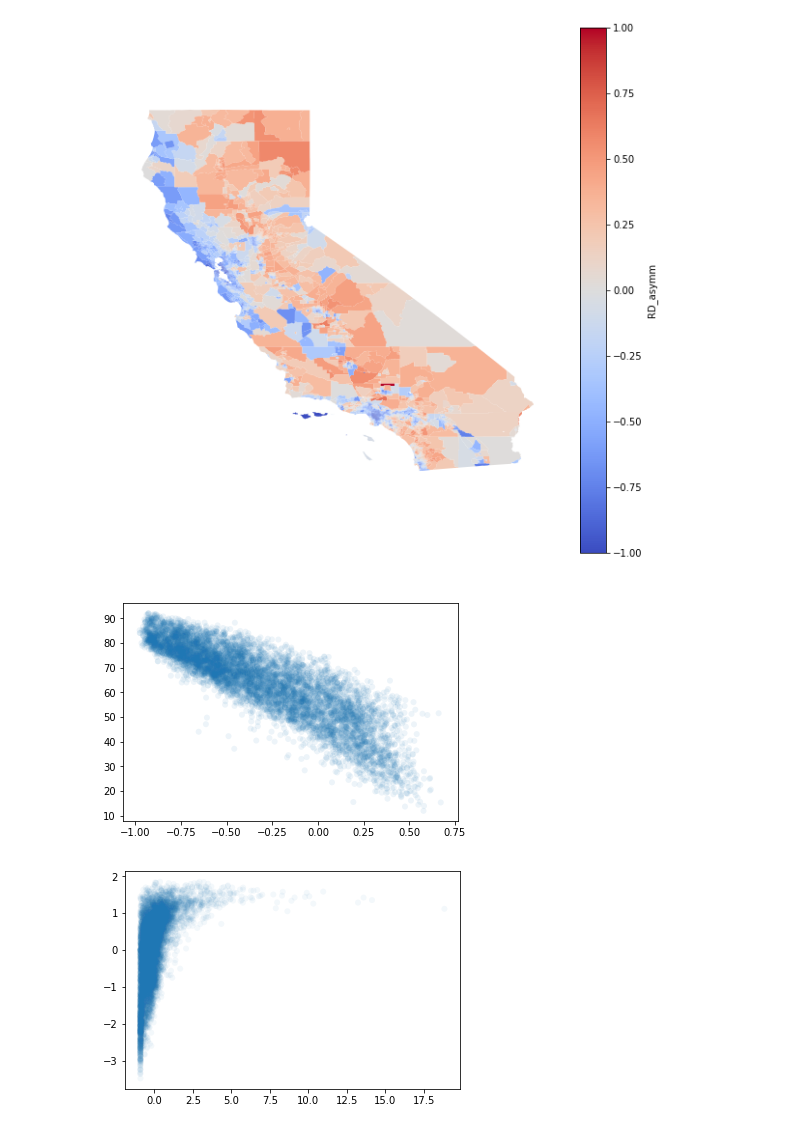
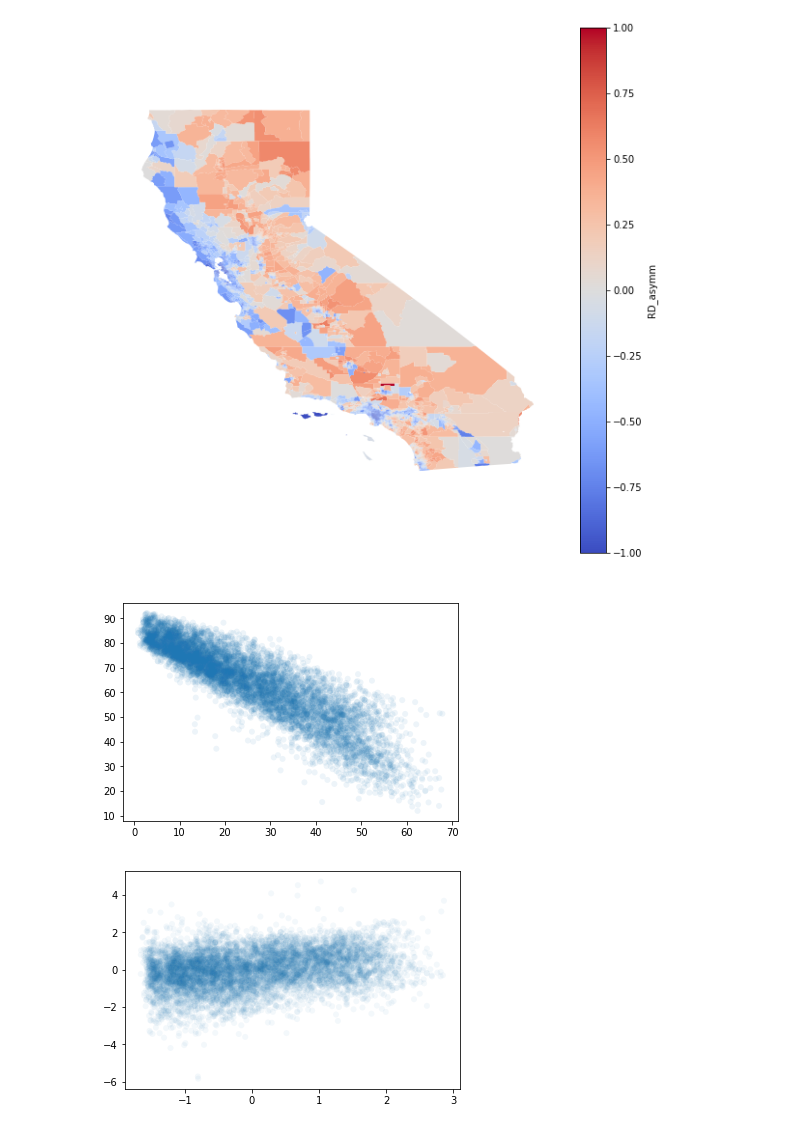
Before and after one commit to cnehrkorn/CaliVoting, a Jupyter notebook: project_demo.ipynb, the cells around one changed output. Cells and saved outputs as stored; diff of their text form; code cells hidden in the pictures.

```diff
--- a/project_demo.ipynb
+++ b/project_demo.ipynb
@@ -74,7 +77,9 @@ census_vars_dict = {'DP05_0082E':'dp_pop_voting_age',
                     'DP05_0017E':'dp_median_age',
                     'DP05_0018PE':'dp_pct_age_18plus',
                     'DP05_0020PE':'dp_pct_age_62plus',
-                    'DP03_0119PE':'dp_pct_familiesbelowFPL'}
+                    'DP03_0119PE':'dp_pct_familiesbelowFPL',
+                    'DP02_0066PE':'dp_pct_highschoolgrad' ,
+                    'DP02_0067PE':'dp_pct_bachelors'}
 # %%
 # get name and desired stats for all tracts in CA (list of dicts)
 c = Census("fc40d0e5624aa1c5f10cb80e68c8a62d1d5bdc68")
@@ -319,7 +307,7 @@ plt.axis('equal');
 # %% [output]
 [figure]
 # %%
-x=gdf_merge_census_swdb.dropna(axis=0,how='any')['RD_asymm']
+x=gdf_merge_census_swdb.dropna(axis=0,how='any')['REP_PCT']
 y=gdf_merge_census_swdb.dropna(axis=0,how='any')['PR_63_Y_PCT']
 
 # # Calculate the point density
@@ -335,16 +323,17 @@ fig, ax = plt.subplots()
 ax.scatter(x, y,edgecolor='', alpha=.08)
 plt.show()
 # %% [output]
-[figure, old version]
+[figure, new version]
 # %%
-x=gdf_merge_census_swdb.dropna(axis=0,how='any')['dp_pop_density']
-y=gdf_merge_census_swdb.dropna(axis=0,how='any')['PR_63_Y_PCT']
+x=gdf_merge_census_swdb.dropna(axis=0,how='any')['REP_PCT']
+y=gdf_merge_census_swdb.dropna(axis=0,how='any')['PR_54_Y_PCT']
 
-#x = preproc.StandardScaler().fit_transform(x.values.reshape(-1,1))
-#y = preproc.StandardScaler().fit_transform(y.values.reshape(-1,1))
+#x = np.log(x+1e-3)
+x = preproc.StandardScaler().fit_transform(x.values.reshape(-1,1))
+y = preproc.StandardScaler().fit_transform(y.values.reshape(-1,1))
 
 fig, ax = plt.subplots()
 ax.scatter(x, y,edgecolor='', alpha=.05)
 plt.show()
 # %% [output]
-[figure, old version]
+[figure, new version]
```
Also changed, not shown: parts of 16 cells of this notebook.
